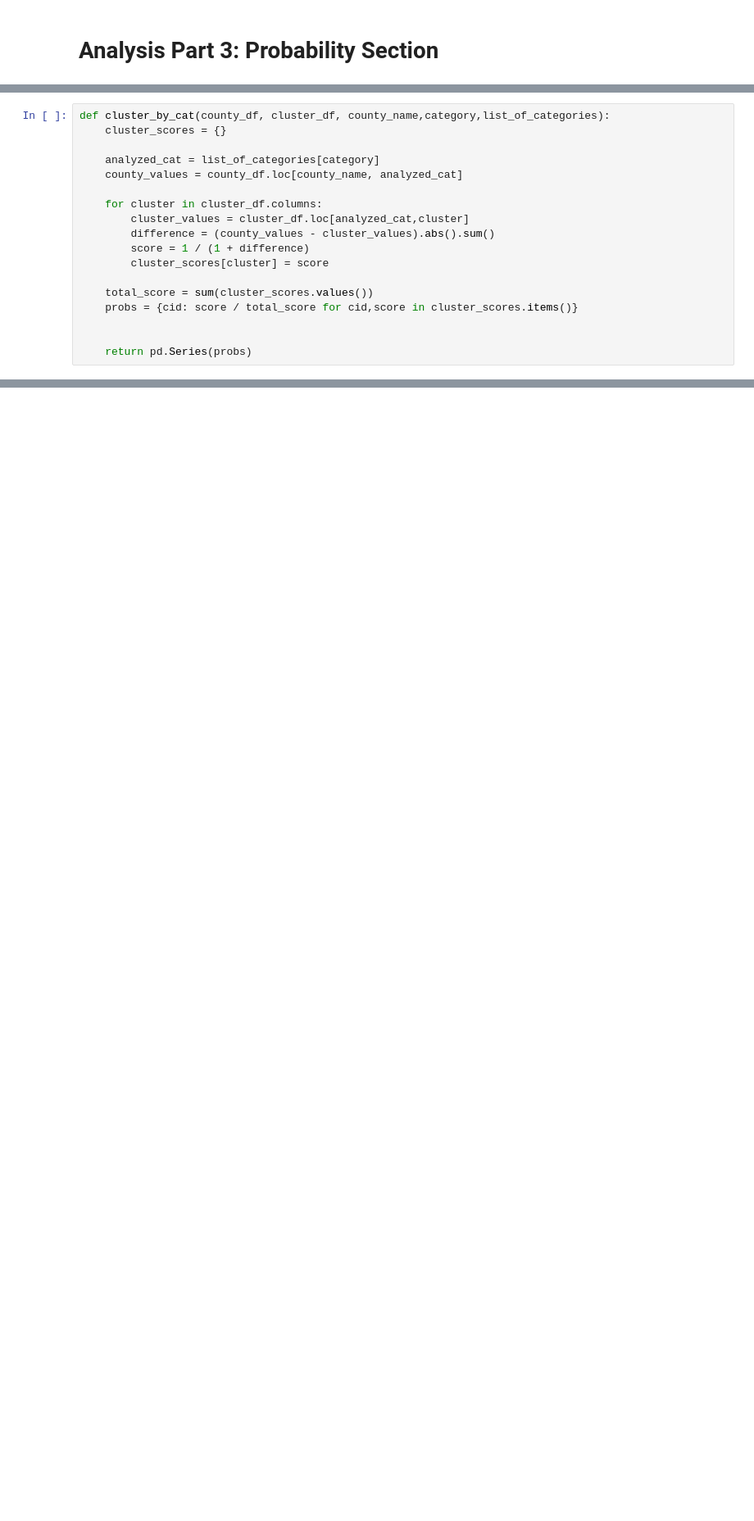
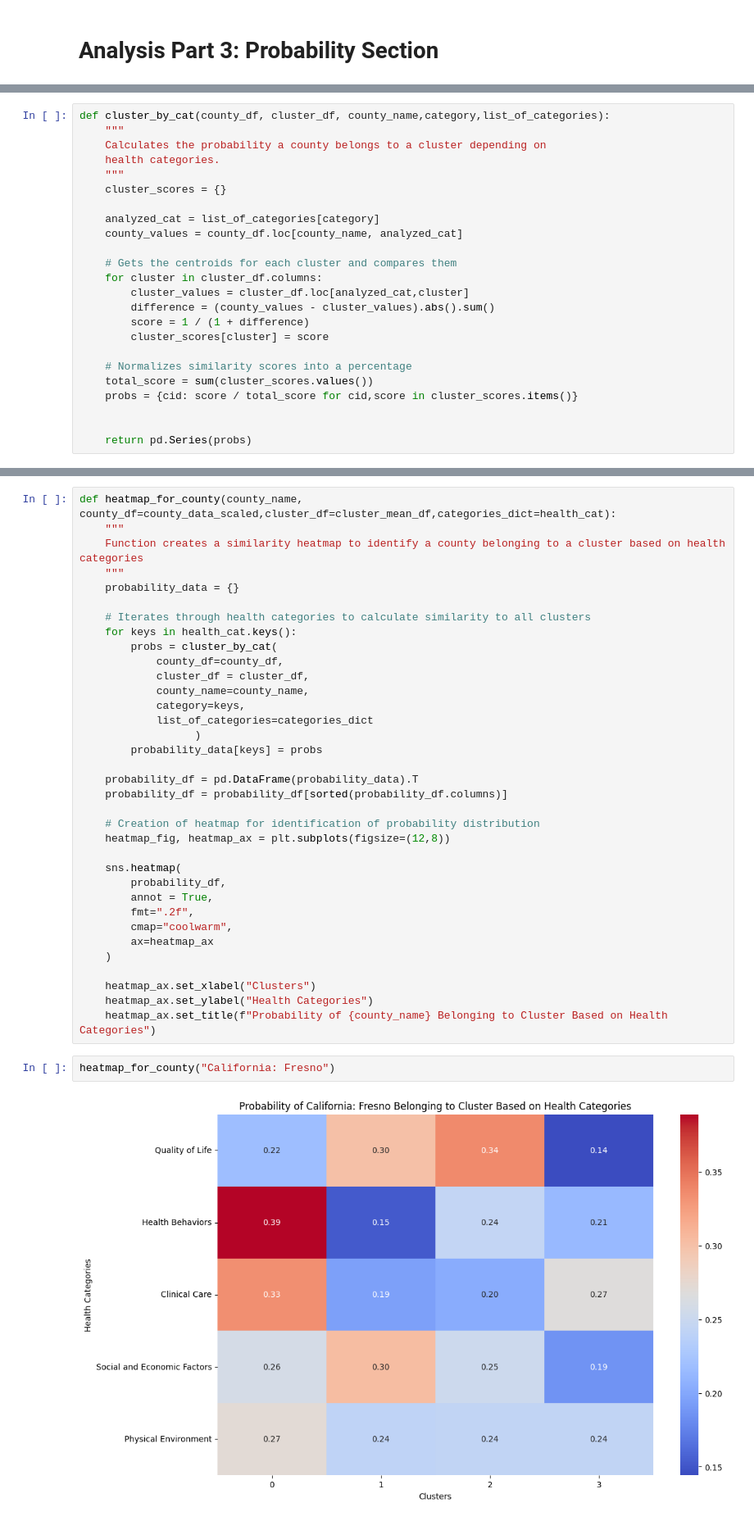
Before and after one commit to JosueAguilarLazo/US-County-Health-Profile-Clustering, a Jupyter notebook: County_health_profiles.ipynb, the cells around one changed output, grey strips where cells are left out. Shown at 82% size. Drawn from its saved outputs; the diff is of its cells as text; blank space fills up the shorter version.

```diff
--- a/County_health_profiles.ipynb
+++ b/County_health_profiles.ipynb
@@ -501,17 +525,23 @@ health_cat = {
 }
 # %%
 def cluster_by_cat(county_df, cluster_df, county_name,category,list_of_categories):
+    """
+    Calculates the probability a county belongs to a cluster depending on
+    health categories.
+    """
     cluster_scores = {}
 
     analyzed_cat = list_of_categories[category]
     county_values = county_df.loc[county_name, analyzed_cat]
 
+    # Gets the centroids for each cluster and compares them
     for cluster in cluster_df.columns:
         cluster_values = cluster_df.loc[analyzed_cat,cluster]
         difference = (county_values - cluster_values).abs().sum()
         score = 1 / (1 + difference)
         cluster_scores[cluster] = score
 
+    # Normalizes similarity scores into a percentage
     total_score = sum(cluster_scores.values())
     probs = {cid: score / total_score for cid,score in cluster_scores.items()}
 
@@ -621,3 +557,42 @@ for county in counties:
 Louisiana: Franklin is in Cluster 1
 California: Fresno is in Cluster 0
 North Carolina: Robeson is in Cluster 1
+# %%
+def heatmap_for_county(county_name, county_df=county_data_scaled,cluster_df=cluster_mean_df,categories_dict=health_cat):
+    """
+    Function creates a similarity heatmap to identify a county belonging to a cluster based on health categories
+    """
+    probability_data = {}
+
+    # Iterates through health categories to calculate similarity to all clusters
+    for keys in health_cat.keys():
+        probs = cluster_by_cat(
+            county_df=county_df,
+            cluster_df = cluster_df,
+            county_name=county_name,
+            category=keys,
+            list_of_categories=categories_dict
+                  )
+        probability_data[keys] = probs
+
+    probability_df = pd.DataFrame(probability_data).T
+    probability_df = probability_df[sorted(probability_df.columns)]
+
+    # Creation of heatmap for identification of probability distribution
+    heatmap_fig, heatmap_ax = plt.subplots(figsize=(12,8))
+
+    sns.heatmap(
+        probability_df,
+        annot = True,
+        fmt=".2f",
+        cmap="coolwarm",
+        ax=heatmap_ax
+    )
+
+    heatmap_ax.set_xlabel("Clusters")
+    heatmap_ax.set_ylabel("Health Categories")
+    heatmap_ax.set_title(f"Probability of {county_name} Belonging to Cluster Based on Health Categories")
+# %%
+heatmap_for_county("California: Fresno")
+# %% [output]
+[figure, added]
```
Also changed, not shown: parts of 55 cells of this notebook.
